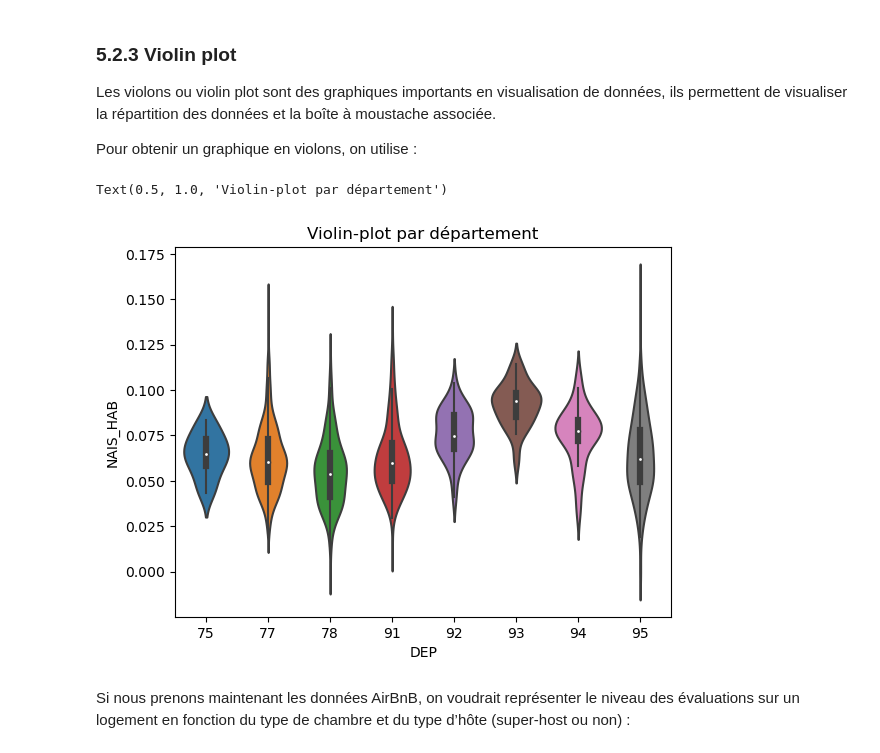
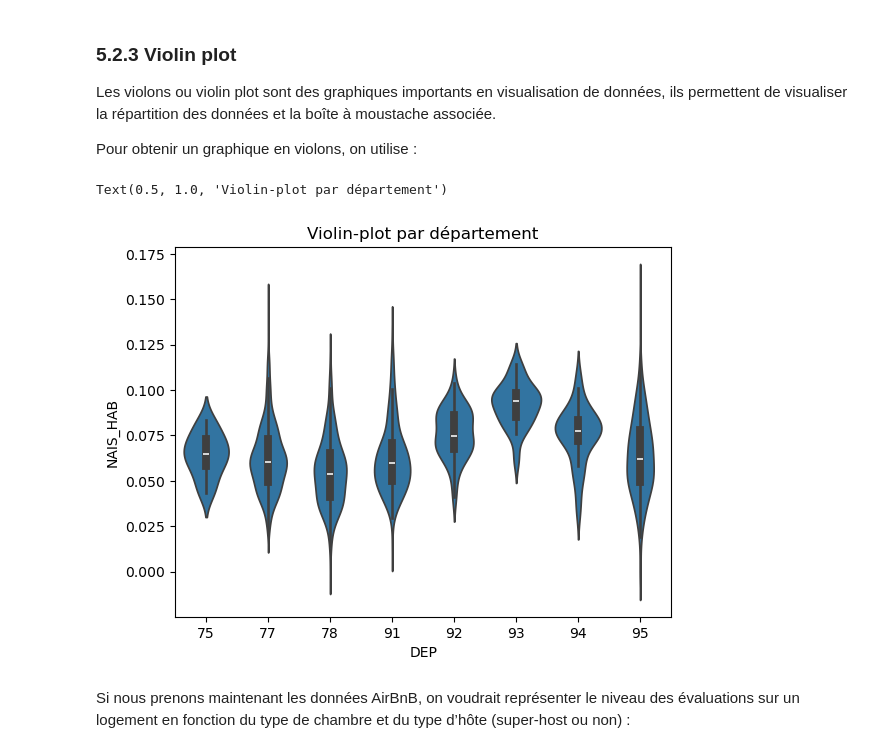
Before and after one commit to emjako/pythondatascientist, a Jupyter notebook: notebooks/05_01_Data_visualisation_matplotlib_seaborn.ipynb, the cells around one changed output. Drawn from its saved outputs; the diff is of its cells as text; code cells hidden in the pictures.

```diff
--- a/notebooks/05_01_Data_visualisation_matplotlib_seaborn.ipynb
+++ b/notebooks/05_01_Data_visualisation_matplotlib_seaborn.ipynb
@@ -374,7 +374,7 @@ On peut modifier l’aspect des barres d’erreurs en utilisant par exemple *plt
 
 On ajoute aussi les bornes des barres.
 # %%
-plt.style.use('seaborn-whitegrid')
+plt.style.use("seaborn-v0_8-whitegrid")
 plt.errorbar(x, data, yerr=marge,fmt='.b',capsize=5);
 plt.title("Résultats avec marge d’erreur")
 plt.ylim([0,0.5])
@@ -670,11 +674,11 @@ données, ils permettent de visualiser la répartition des données et la boîte
 
 Pour obtenir un graphique en violons, on utilise :
 # %%
-sns.violinplot("DEP","NAIS_HAB", data=data_idf)
+sns.violinplot(x="DEP",y="NAIS_HAB", data=data_idf)
 plt.title("Violin-plot par département")
 # %% [output]
 Text(0.5, 1.0, 'Violin-plot par département')
-[figure, old version]
+[figure, new version]
 # %% [markdown]
 Si nous prenons maintenant les données AirBnB, on voudrait représenter le niveau
 des évaluations sur un logement en fonction du type de chambre et du type d’hôte
```
Also changed, not shown: parts of 21 cells of this notebook.
